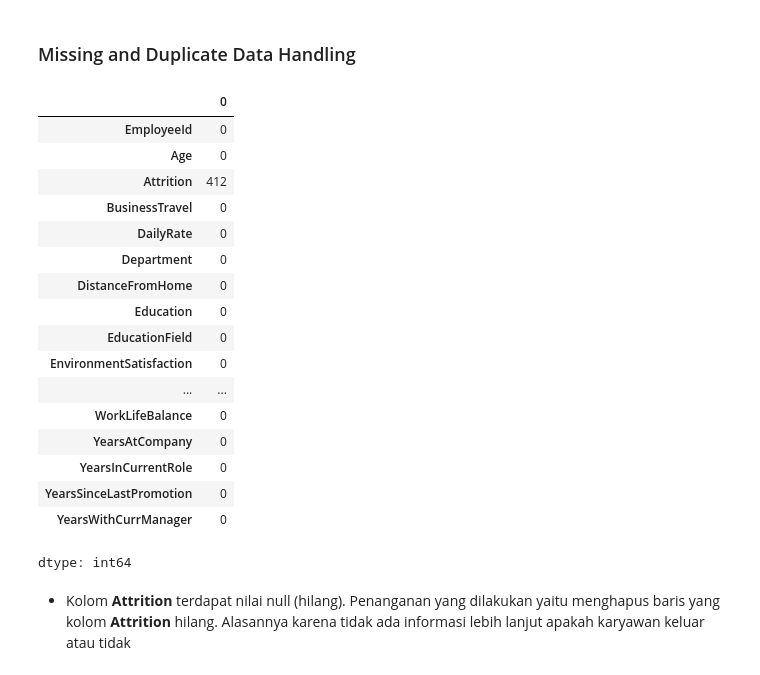
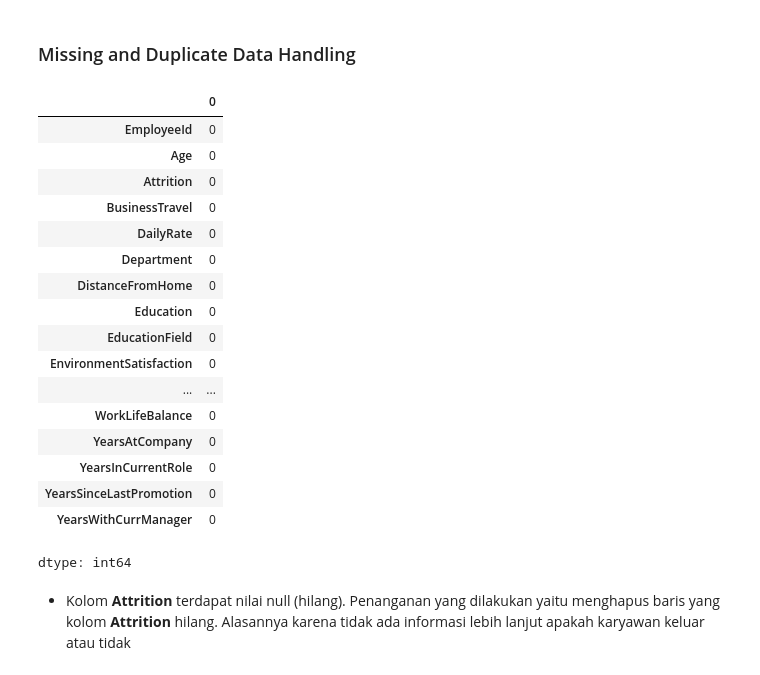
Before and after one commit to igedeaguss/Attrition-Problem, a Jupyter notebook: Attrition Notebook.ipynb, the cells around one changed output. Cells and saved outputs as stored; diff of their text form; code cells hidden in the pictures.

```diff
--- a/Attrition Notebook.ipynb
+++ b/Attrition Notebook.ipynb
@@ -148,8 +148,8 @@ data.describe(include='object')
 | top | Travel_Rarely | Research & Development | Life Sciences | Male | Sales Executive | Married | Y | No |
 | freq | 1043 | 961 | 606 | 882 | 326 | 673 | 1470 | 1054 |
 # %%
-data_clean = data.drop(['Over18', 'EmployeeCount'], axis=1)
-data_clean
+data = data.drop(['Over18', 'EmployeeCount'], axis=1)
+data
 # %% [output]
 |  | EmployeeId | Age | Attrition | BusinessTravel | DailyRate | Department | DistanceFromHome | Education | ... |
 | 0 | 1 | 38 | NaN | Travel_Frequently | 1444 | Human Resources | 1 | 4 | ... |
@@ -167,12 +167,12 @@ data_clean
 # %% [markdown]
 ### Missing and Duplicate Data Handling
 # %%
-data_clean.isnull().sum()
+data.isnull().sum()
 # %% [output]
 |  | 0 |
 | EmployeeId | 0 |
 | Age | 0 |
-| Attrition | 412 |
+| Attrition | 0 |
 | BusinessTravel | 0 |
 | DailyRate | 0 |
 | Department | 0 |
```
Also changed, not shown: parts of 28 cells of this notebook, 1 other file.
